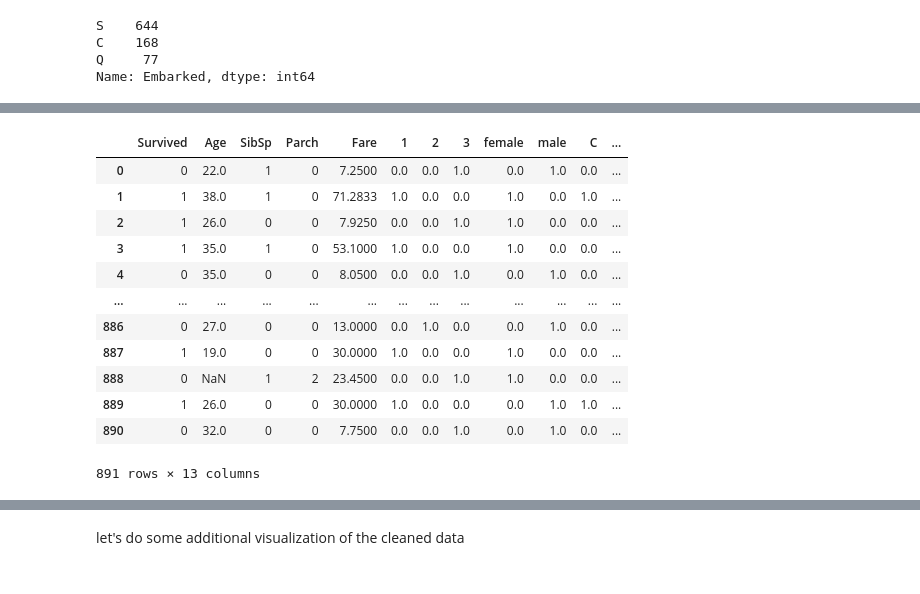
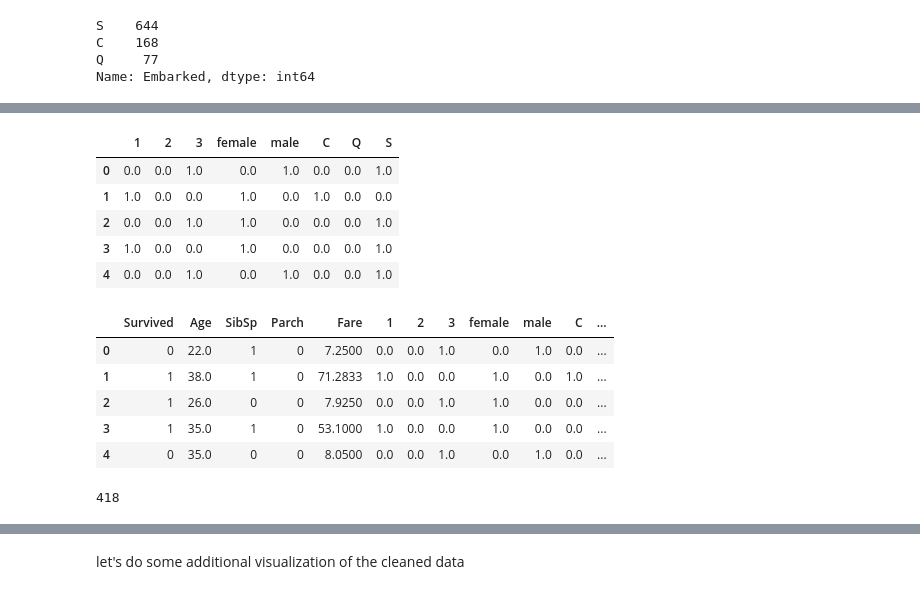
Before and after one commit to tisSoFluffy/MSDS422_ML, a Jupyter notebook: Titanic Exploration & Predictor(1).ipynb, the cells around one changed output, grey strips where cells are left out. Drawn from its saved outputs; the diff is of its cells as text; code cells hidden in the pictures.

Commit message:
Added Test Params for Kaggle Comp

```diff
--- a/Titanic Exploration & Predictor(1).ipynb
+++ b/Titanic Exploration & Predictor(1).ipynb
@@ -246,21 +255,31 @@ feats
+# %%
+feats_test = pd.DataFrame(features_test, columns=['1','2','3','female','male','C','Q','S'])
+feats_test.head()
+# %% [output]
+|  | 1 | 2 | 3 | female | male | C | Q | S |
+| 0 | 0.0 | 0.0 | 1.0 | 0.0 | 1.0 | 0.0 | 0.0 | 1.0 |
+| 1 | 1.0 | 0.0 | 0.0 | 1.0 | 0.0 | 1.0 | 0.0 | 0.0 |
+| 2 | 0.0 | 0.0 | 1.0 | 1.0 | 0.0 | 0.0 | 0.0 | 1.0 |
+| 3 | 1.0 | 0.0 | 0.0 | 1.0 | 0.0 | 0.0 | 0.0 | 1.0 |
+| 4 | 0.0 | 0.0 | 1.0 | 0.0 | 1.0 | 0.0 | 0.0 | 1.0 |
 # %%
-titanic= titanic.join(feats, how='outer')
+titanic= titanic.join(feats, how='inner')
 titanic = titanic.drop(['PassengerId','Pclass','Sex','Embarked'],axis=1)
-titanic
+titanic.head()
 # %% [output]
 |  | Survived | Age | SibSp | Parch | Fare | 1 | 2 | 3 | female | male | C | ... |
 | 0 | 0 | 22.0 | 1 | 0 | 7.2500 | 0.0 | 0.0 | 1.0 | 0.0 | 1.0 | 0.0 | ... |
 | 1 | 1 | 38.0 | 1 | 0 | 71.2833 | 1.0 | 0.0 | 0.0 | 1.0 | 0.0 | 1.0 | ... |
 | 2 | 1 | 26.0 | 0 | 0 | 7.9250 | 0.0 | 0.0 | 1.0 | 1.0 | 0.0 | 0.0 | ... |
 | 3 | 1 | 35.0 | 1 | 0 | 53.1000 | 1.0 | 0.0 | 0.0 | 1.0 | 0.0 | 0.0 | ... |
 | 4 | 0 | 35.0 | 0 | 0 | 8.0500 | 0.0 | 0.0 | 1.0 | 0.0 | 1.0 | 0.0 | ... |
-| ... | ... | ... | ... | ... | ... | ... | ... | ... | ... | ... | ... | ... |
-| 886 | 0 | 27.0 | 0 | 0 | 13.0000 | 0.0 | 1.0 | 0.0 | 0.0 | 1.0 | 0.0 | ... |
-| 887 | 1 | 19.0 | 0 | 0 | 30.0000 | 1.0 | 0.0 | 0.0 | 1.0 | 0.0 | 0.0 | ... |
-| 888 | 0 | NaN | 1 | 2 | 23.4500 | 0.0 | 0.0 | 1.0 | 1.0 | 0.0 | 0.0 | ... |
-| 889 | 1 | 26.0 | 0 | 0 | 30.0000 | 1.0 | 0.0 | 0.0 | 0.0 | 1.0 | 1.0 | ... |
-| 890 | 0 | 32.0 | 0 | 0 | 7.7500 | 0.0 | 0.0 | 1.0 | 0.0 | 1.0 | 0.0 | ... |
-891 rows × 13 columns
+# %%
+titanic_test= titanic_test.join(feats_test, how='inner')
+titanic_test = titanic_test.drop(['PassengerId','Pclass','Sex','Embarked'],axis=1)
+titanic_test.head()
+print(len(titanic_test))
+# %% [output]
+418
 # %%
 # transform all na values into median values
 imputer = SimpleImputer(strategy='median')
```
Also changed, not shown: parts of 43 cells of this notebook.
